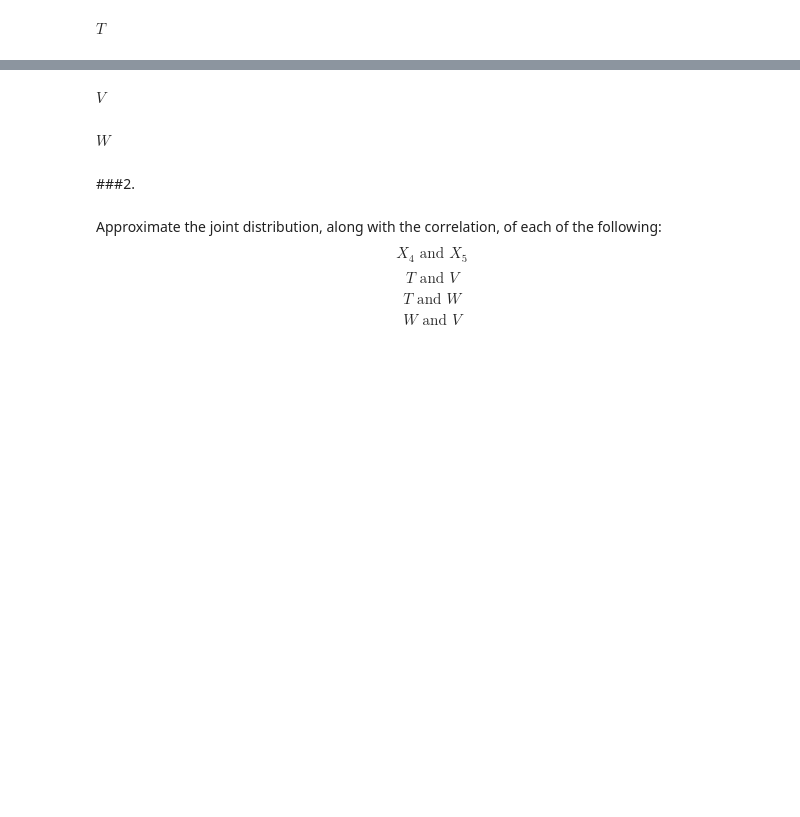
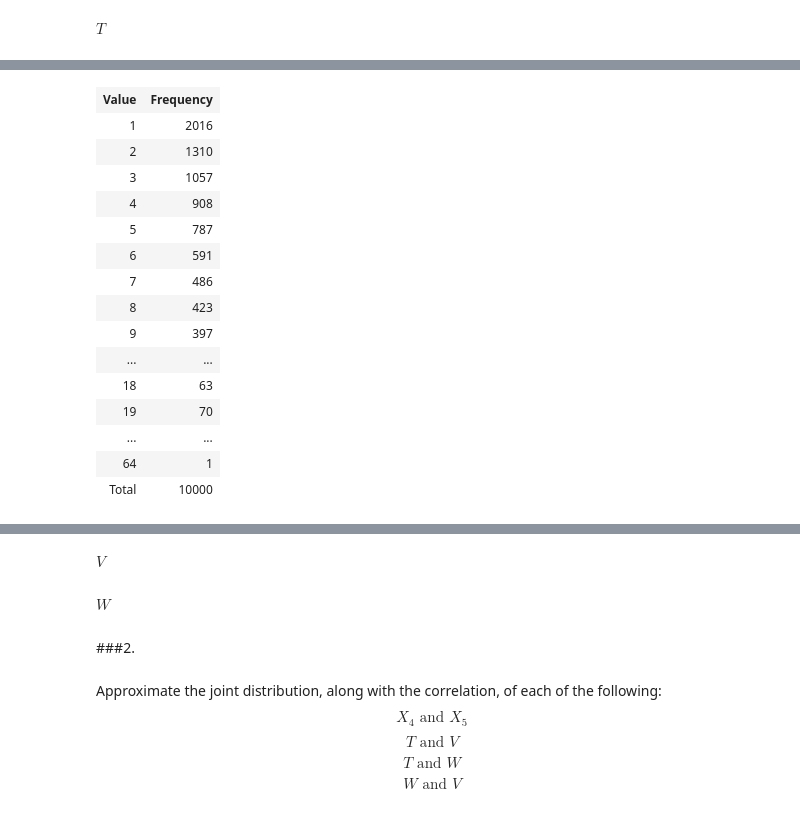
Before and after one commit to NRJaggers/Applied-Stochastic-Processes, a Jupyter notebook: Applications/2-Markov_Chains/Markov_Chains.ipynb, the cells around one changed output, grey strips where cells are left out. Saved outputs shown, nothing was run; the diff lists cells and outputs as text; code cells hidden in the pictures; blank space fills up the shorter version.

```diff
--- a/Applications/2-Markov_Chains/Markov_Chains.ipynb
+++ b/Applications/2-Markov_Chains/Markov_Chains.ipynb
@@ -98,0 +138,26 @@ $T$
+# %%
+def first_sando(x):
+  day = 1;
+  while(x[day] != 0):
+    day += 1
+  return day
+
+T = results.apply(first_sando)
+T.tabulate()
+# %% [output]
+| Value | Frequency |
+| 1 | 2016 |
+| 2 | 1310 |
+| 3 | 1057 |
+| 4 | 908 |
+| 5 | 787 |
+| 6 | 591 |
+| 7 | 486 |
+| 8 | 423 |
+| 9 | 397 |
+| ... | ... |
+| 18 | 63 |
+| 19 | 70 |
+| ... | ... |
+| 64 | 1 |
+| Total | 10000 |
```
Also changed, not shown: parts of 10 cells of this notebook.
